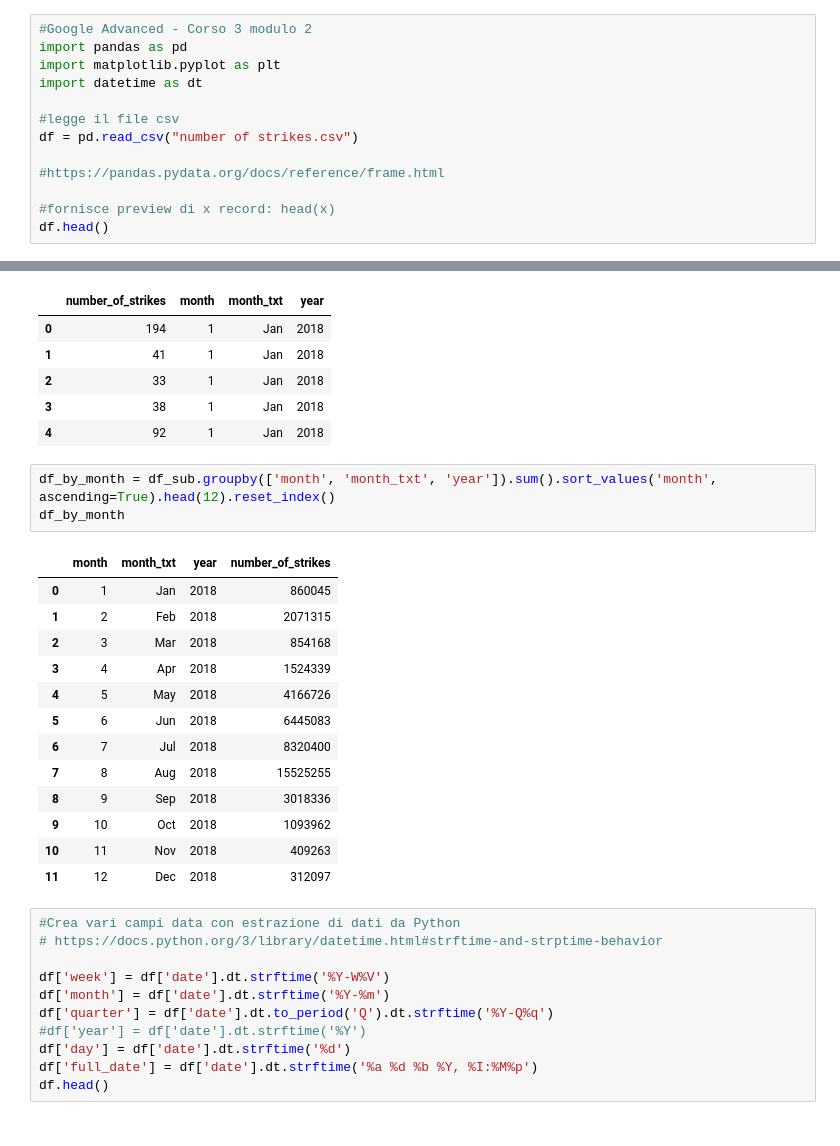
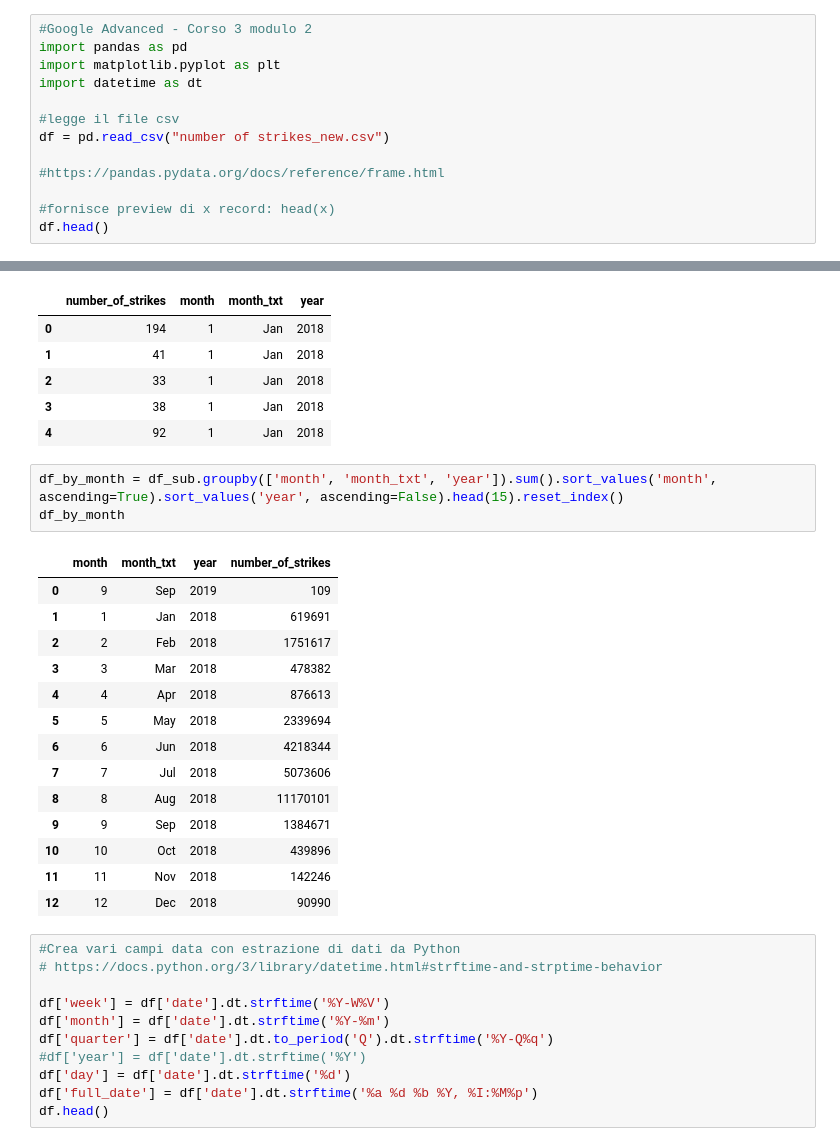
Before and after one commit to mfarucci/AdvancedDataAnalytics, a Jupyter notebook: EDA1.ipynb, the cells around one changed output, grey strips where cells are left out. Saved outputs shown, nothing was run; the diff lists cells and outputs as text.

```diff
--- a/EDA1.ipynb
+++ b/EDA1.ipynb
@@ -7,7 +7,7 @@ import matplotlib.pyplot as plt
 import datetime as dt
 
 #legge il file csv
-df = pd.read_csv("number of strikes.csv")
+df = pd.read_csv("number of strikes_new.csv")
 
 #https://pandas.pydata.org/docs/reference/frame.html
 
@@ -112,22 +112,23 @@ df_sub.head()
 | 3 | 38 | 1 | Jan | 2018 |
 | 4 | 92 | 1 | Jan | 2018 |
 # %%
-df_by_month = df_sub.groupby(['month', 'month_txt', 'year']).sum().sort_values('month', ascending=True).head(12).reset_index()
+df_by_month = df_sub.groupby(['month', 'month_txt', 'year']).sum().sort_values('month', ascending=True).sort_values('year', ascending=False).head(15).reset_index()
 df_by_month
 # %% [output]
 |  | month | month_txt | year | number_of_strikes |
-| 0 | 1 | Jan | 2018 | 860045 |
-| 1 | 2 | Feb | 2018 | 2071315 |
-| 2 | 3 | Mar | 2018 | 854168 |
-| 3 | 4 | Apr | 2018 | 1524339 |
-| 4 | 5 | May | 2018 | 4166726 |
-| 5 | 6 | Jun | 2018 | 6445083 |
-| 6 | 7 | Jul | 2018 | 8320400 |
-| 7 | 8 | Aug | 2018 | 15525255 |
-| 8 | 9 | Sep | 2018 | 3018336 |
-| 9 | 10 | Oct | 2018 | 1093962 |
-| 10 | 11 | Nov | 2018 | 409263 |
-| 11 | 12 | Dec | 2018 | 312097 |
+| 0 | 9 | Sep | 2019 | 109 |
+| 1 | 1 | Jan | 2018 | 619691 |
+| 2 | 2 | Feb | 2018 | 1751617 |
+| 3 | 3 | Mar | 2018 | 478382 |
+| 4 | 4 | Apr | 2018 | 876613 |
+| 5 | 5 | May | 2018 | 2339694 |
+| 6 | 6 | Jun | 2018 | 4218344 |
+| 7 | 7 | Jul | 2018 | 5073606 |
+| 8 | 8 | Aug | 2018 | 11170101 |
+| 9 | 9 | Sep | 2018 | 1384671 |
+| 10 | 10 | Oct | 2018 | 439896 |
+| 11 | 11 | Nov | 2018 | 142246 |
+| 12 | 12 | Dec | 2018 | 90990 |
 # %%
 #Crea vari campi data con estrazione di dati da Python
 # https://docs.python.org/3/library/datetime.html#strftime-and-strptime-behavior
```
Also changed, not shown: parts of 4 cells of this notebook.
